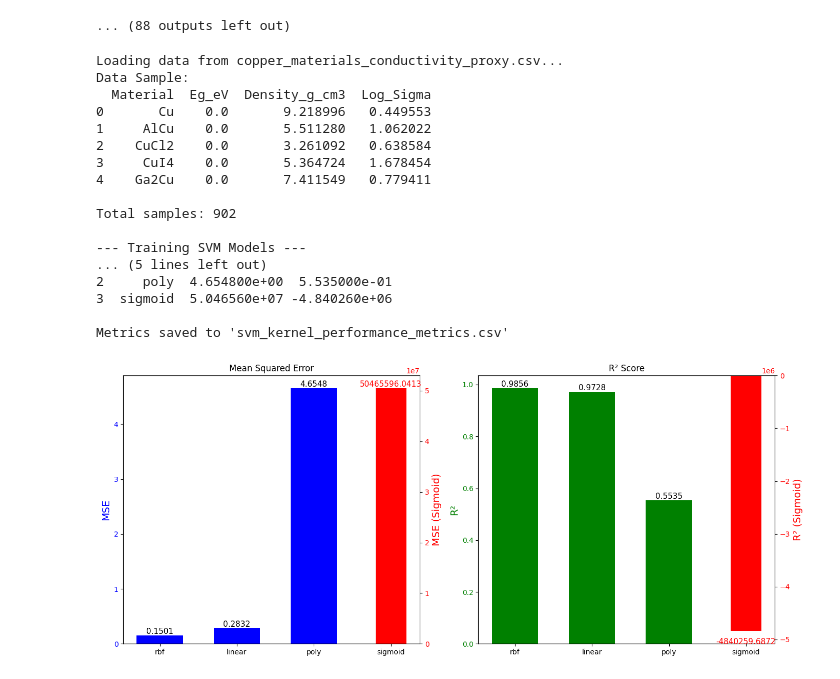
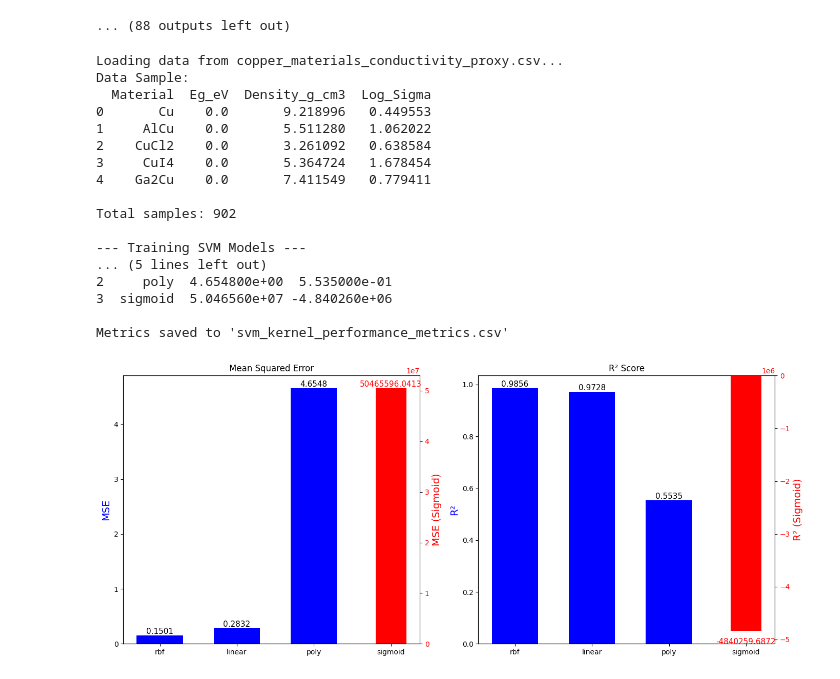
Before and after one commit to renatawong/svm-kernels-as-quantum-propagators, a Jupyter notebook: copper_conductivity.ipynb, the cells around one changed output. Cells and saved outputs as stored; diff of their text form; code cells hidden in the pictures.

```diff
--- a/copper_conductivity.ipynb
+++ b/copper_conductivity.ipynb
@@ -334,7 +334,7 @@ ax1.bar(
     color='b', width=0.6, label='Others'
 )
 ax1.set_ylabel('MSE', color='b', fontsize=14)
-ax1.tick_params(axis='y', labelcolor='b')
+ax1.tick_params(axis='y', labelcolor='black')
 ax1.set_title("Mean Squared Error")
 
 # Add value labels for others
@@ -361,10 +361,10 @@ r2_sigmoid = results_df.loc[results_df['Kernel'] == 'sigmoid', 'R2'].values[0]
 ax2.bar(
     [k for k, m in zip(kernels_list, others_mask) if m],
     [v for v, m in zip(r2_list, others_mask) if m],
-    color='green', width=0.6
+    color='blue', width=0.6
 )
-ax2.set_ylabel('R²', color='green', fontsize=14)
-ax2.tick_params(axis='y', labelcolor='green')
+ax2.set_ylabel('R²', color='blue', fontsize=14)
+ax2.tick_params(axis='y', labelcolor='black')
 ax2.set_title("R² Score")
 
 # Add value labels
@@ -382,31 +382,31 @@ ax2_sig.tick_params(axis='y', labelcolor='r')
 for p in ax2_sig.patches:
     val = p.get_height()
     # Position text below bar if negative
     va = 'top' if val < 0 else 'bottom'
     offset = -10 if val < 0 else 5
     ax2_sig.annotate(f'{val:.4f}', (p.get_x() + p.get_width() / 2., val),
                      ha='center', va=va, xytext=(0, offset),
                      textcoords='offset points', fontsize=11, color='red')
 
 plt.tight_layout()
 plt.savefig("svm_kernel_performance_csv.png")
 plt.show()
 # %% [output]
 Loading data from copper_materials_conductivity_proxy.csv...
 Data Sample:
   Material  Eg_eV  Density_g_cm3  Log_Sigma
 0       Cu    0.0       9.218996   0.449553
 1     AlCu    0.0       5.511280   1.062022
 2    CuCl2    0.0       3.261092   0.638584
 3     CuI4    0.0       5.364724   1.678454
 4    Ga2Cu    0.0       7.411549   0.779411
 
 Total samples: 902
 
 --- Training SVM Models ---
 ... (5 lines left out)
 2     poly  4.654800e+00  5.535000e-01
 3  sigmoid  5.046560e+07 -4.840260e+06
 
 Metrics saved to 'svm_kernel_performance_metrics.csv'
-[figure, old version]
+[figure, new version]
```
Also changed, not shown: 1 other file.
